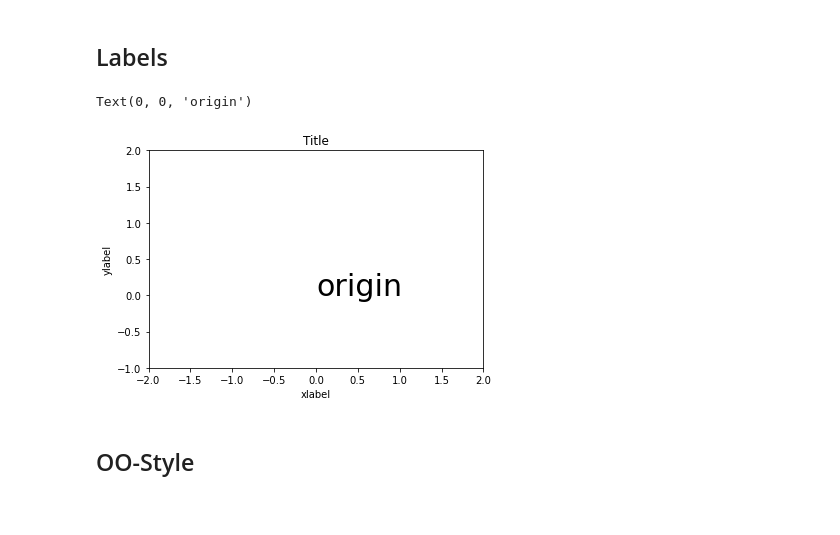
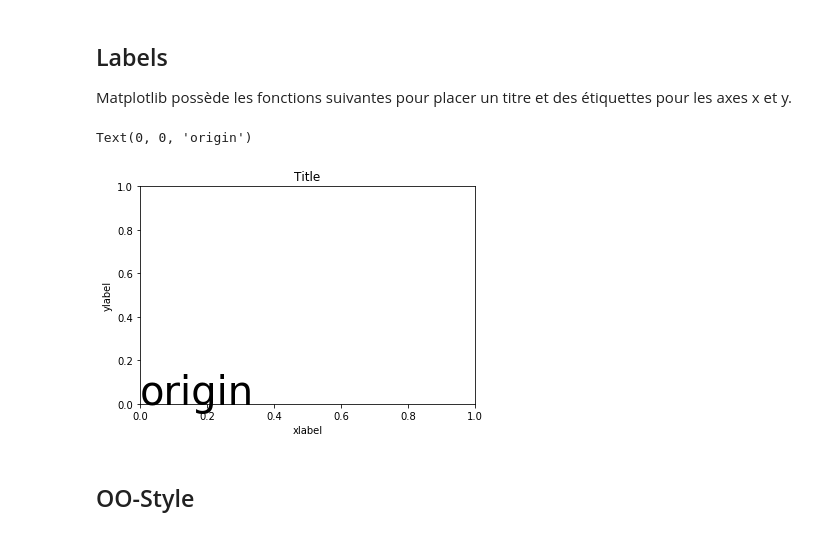
Before and after one commit to rasql/edunum, a Jupyter notebook: doc/plot/text.ipynb, the cells around one changed output. Cells and saved outputs as stored; diff of their text form; code cells hidden in the pictures.

```diff
--- a/doc/plot/text.ipynb
+++ b/doc/plot/text.ipynb
@@ -52,16 +41,15 @@ plt.subplots(2, 2)
-# %% [markdown]
-## Labels
+# %% [markdown]
+## Labels
+
+Matplotlib possède les fonctions suivantes pour placer un titre et des étiquettes pour les axes x et y.
 # %%
-plt.subplots()
 plt.title('Title')
 plt.xlabel('xlabel')
 plt.ylabel('ylabel')
-plt.ylim(-1, 2)
-plt.xlim(-2, 2)
-plt.text(0, 0, 'origin', fontsize=30)
+plt.text(0, 0, 'origin', fontsize=40)
 # %% [output]
 Text(0, 0, 'origin')
-[figure, old version]
+[figure, new version]
 # %% [markdown]
 ## OO-Style
 # %%
```
Also changed, not shown: parts of 38 cells of this notebook, 9 other files.
